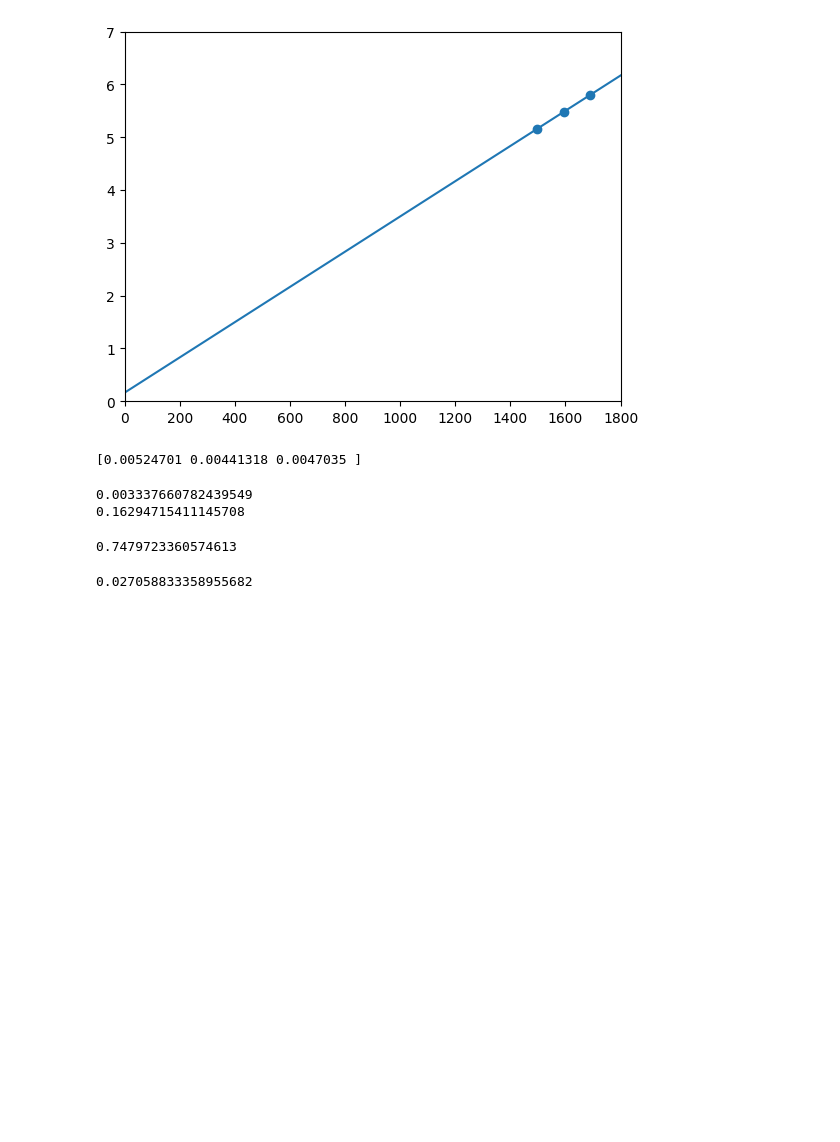
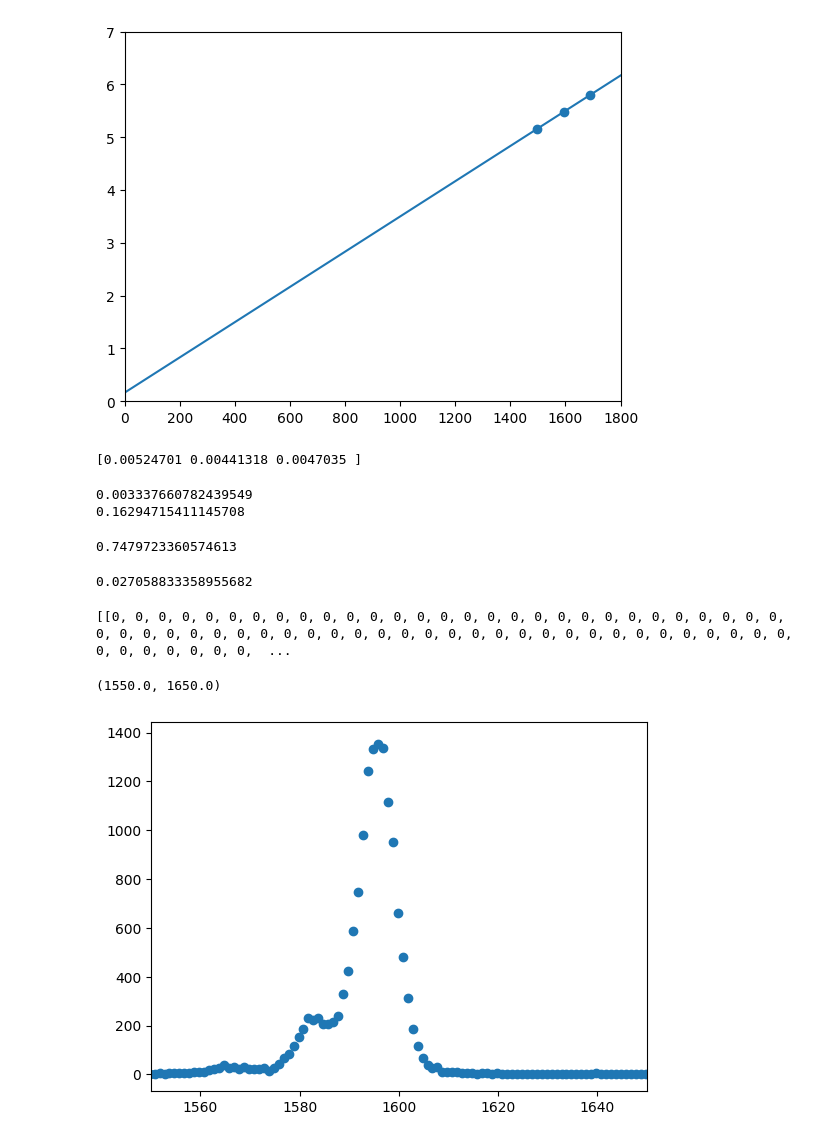
Before and after one commit to amberymoon/diamante, a Jupyter notebook: Diamante.ipynb, the cells around one changed output. Cells and saved outputs as stored; diff of their text form; code cells hidden in the pictures; blank space fills up the shorter version.

```diff
--- a/Diamante.ipynb
+++ b/Diamante.ipynb
@@ -80,0 +83,37 @@ print(Res_Pu)
+# %%
+Mca = np.linspace(0,2048,2048)
+def gaussiana(x, a, mu, sigma):
+    return a * np.exp(-((x - mu)**2) / (2 * sigma**2))
+# %%
+import pandas as pd
+import numpy as np
+import scipy.stats as st
+import landaupy
+
+def leggi_da_excel(file_excel, foglio_excel):
+    # Leggi i dati dal foglio Excel
+    dati_excel = pd.read_excel(file_excel, sheet_name=foglio_excel)
+
+    # Converti i dati in una matrice (lista di liste)
+    matrice_dati = dati_excel.values.tolist()
+
+    return matrice_dati
+
+# Percorso del file Excel
+file_excel = r"Plutonio.xlsx"
+# Nome del foglio Excel da cui leggere i dati
+foglio_excel = "Foglio1"
+
+# Chiamata alla funzione per leggere i dati e metterli in una matrice
+matrice_dati = leggi_da_excel(file_excel, foglio_excel)
+
+# Stampare la matrice per verificare che i dati siano stati letti correttamente
+print(matrice_dati)
+# %% [output]
+[[0, 0, 0, 0, 0, 0, 0, 0, 0, 0, 0, 0, 0, 0, 0, 0, 0, 0, 0, 0, 0, 0, 0, 0, 0, 0, 0, 0, 0, 0, 0, 0, 0, 0, 0, 0, 0, 0, 0, 0, 0, 0, 0, 0, 0, 0, 0, 0, 0, 0, 0, 0, 0, 0, 0, 0, 0, 0, 0, 0, 0, 0, 0, 0, 0, 0,  ...
+# %%
+plt.scatter(Mca,matrice_dati[0])
+plt.xlim(1550,1650)
+# %% [output]
+(1550.0, 1650.0)
+[figure, added]
```
Also changed, not shown: parts of 12 cells of this notebook, 2 other files.
